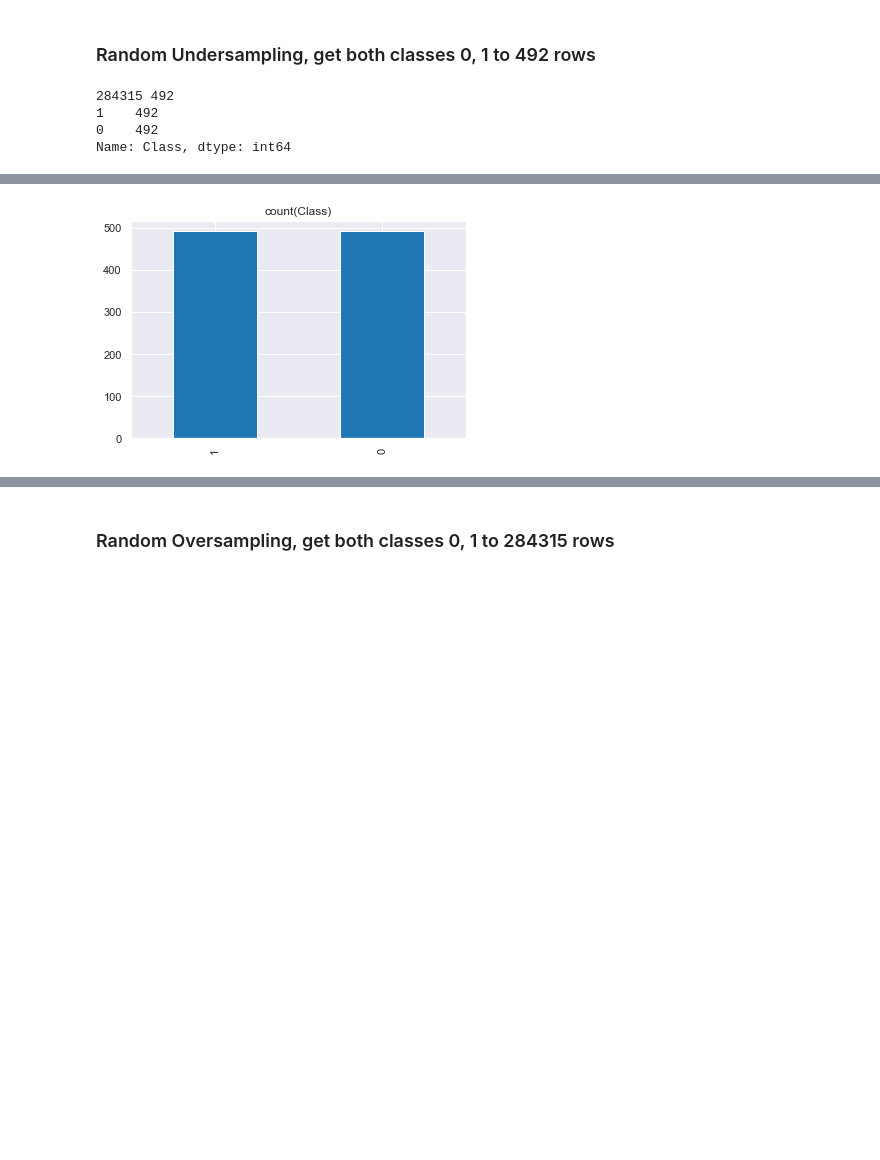
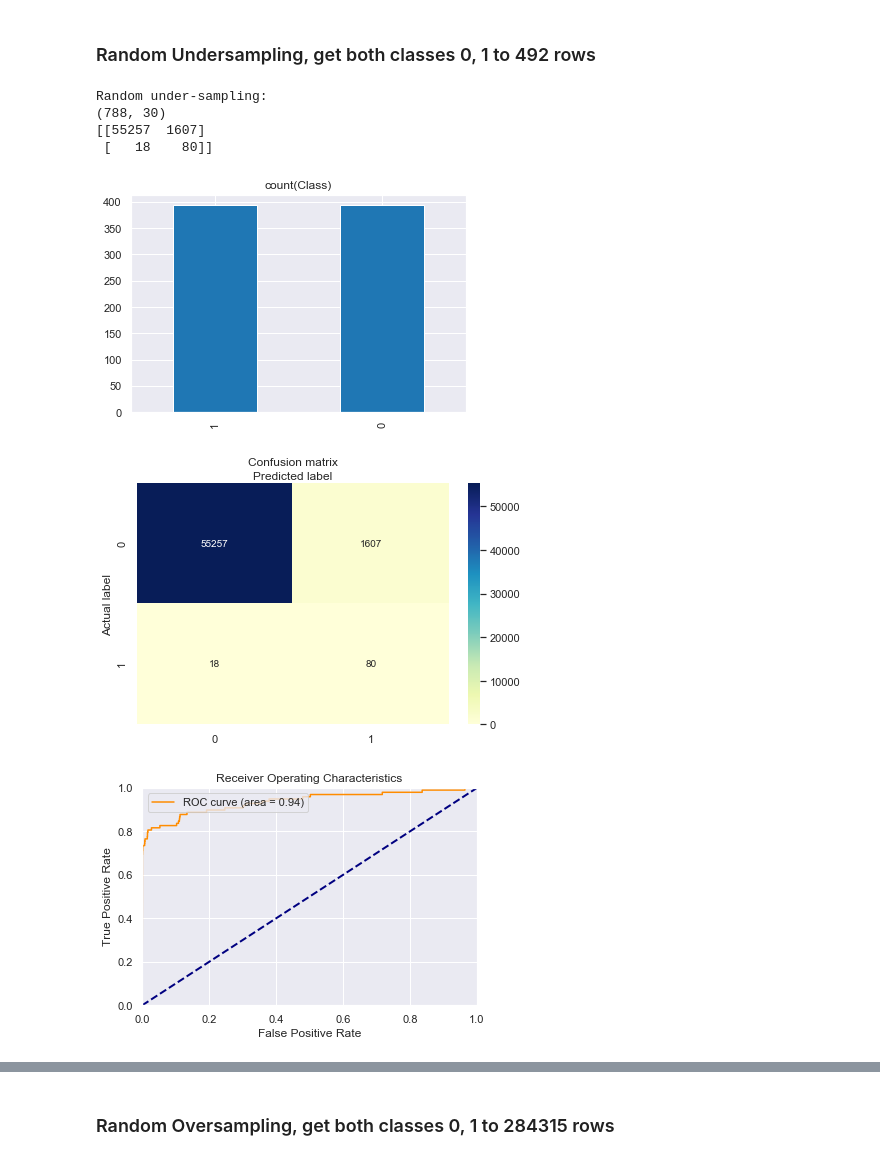
Before and after one commit to harineem1/Springboard01, a Jupyter notebook: Capstone/Capstone 1/Code/CP1 Using Logistic RegressionHMfinal.ipynb, the cells around one changed output, grey strips where cells are left out. Cells and saved outputs as stored; diff of their text form; code cells hidden in the pictures; blank space fills up the shorter version.

```diff
--- a/Capstone/Capstone 1/Code/CP1 Using Logistic RegressionV2.ipynb
+++ b/Capstone/Capstone 1/Code/CP1 Using Logistic RegressionHMfinal.ipynb
@@ -113,22 +114,20 @@ def plot_2d_space(X, y, label='Classes'):
     plt.show()
 
 def printClassificationReport(model, X_train, X_test, y_train, y_test):
-    y_predict_test = model.predict(X_test)
-    y_predict_training = model.predict(X_train)
-    print("[Training Classification Report]")
-    print(classification_report(y_train, y_predict_training))
-    print("[Test Classification Report]")
-    print(classification_report(y_test, y_predict_test))
+    return
 
 def runLogisticRegression(X_train, y_train, X_test, y_test, iter=500, c=10):
     model = LogisticRegression(solver='lbfgs', max_iter=iter, C=c).fit(X_train, y_train)
     y_pred = model.predict(X_test)
-    cnf_matrix = confusion_matrix(y_test, y_pred)
-    drawConfusionMatrix(cnf_matrix)
+    drawConfusionMatrix(confusion_matrix(y_test, y_pred))
     y_pred_proba = model.predict_proba(X_test)[:,1]
     get_roc(y_test, y_pred_proba)
-    printClassificationReport(model, X_train, X_test, y_train, y_test)
-    return model
+    print ("Training Classification Report")
+    print (classification_report(y_train, model.predict(X_train)))
+    print ("Test Classification Report")
+    print (classification_report(y_test, model.predict(X_test)))
+    classificationReport = classification_report(y_train, model.predict(X_train), output_dict = True), classification_report(y_test, model.predict(X_test), output_dict = True)
+    return model, classificationReport
 # %% [markdown]
 ### Read the credit card fraud data
 # %%
@@ -185,7 +184,8 @@ did the proportion is reflected in the split of 80 and 20
 #Logistic Regression
 #Use Logistic Regression using the train data, then compute the confusion matrix and the AUC.
 print ("Logistic Regression")
-model = runLogisticRegression(X_train, y_train, X_test, y_test)
+model, classificationReport = runLogisticRegression(X_train, y_train, X_test, y_test)
+classificationReportDict["Initial Run"] = classificationReport
 # %% [output]
 Logistic Regression
 [[56852    12]
@@ -293,7 +293,8 @@ for idx, val in enumerate(X_train.columns):
     print("Dropping ", val)
     X_train_new = X_train.drop(val, axis=1)
     X_test_new = X_test.drop(val, axis=1)
-    model = runLogisticRegression(X_train_new, y_train, X_test_new, y_test)
+    model, classificationReport = runLogisticRegression(X_train_new, y_train, X_test_new, y_test)
+    classificationReportDict["Dropping" + val] = classificationReport
     y_predict_training = model.predict(X_train_new)
     xAx = np.append(xAx, val)
     accAx = np.append(accAx, accuracy_score(y_train, y_predict_training))
@@ -378,20 +378,27 @@ plt.show()
 [figure]
 # %% [markdown]
 ### Random Undersampling, get both classes 0, 1 to 492 rows
+# %%
+count_class_0, count_class_1 = y_train.groupby(y_train==1).count()
+X_train_data = X_train.join(pd.DataFrame(y_train))
+df_class_0 = X_train_data[X_train_data['Class'] == 0]
+df_class_1 = X_train_data[X_train_data['Class'] == 1]
 # %%
-#Random under-sampling:
-count_class_0, count_class_1 = data.Class.value_counts()
-print(count_class_0, count_class_1 )
-
-df_class_0 = data[data['Class'] == 0]
-df_class_1 = data[data['Class'] == 1]
+print('Random under-sampling:')
 df_class_0_under = df_class_0.sample(count_class_1)
 df_data_under = pd.concat([df_class_0_under, df_class_1], axis=0)
-#df_data_under has equan number of 0 anf 1 - 492 each
-print(df_data_under.Class.value_counts())
+#Verify df_data_under has equal number of 0 and 1
 df_data_under.Class.value_counts().plot(kind='bar',title = 'count(Class)')
+X_train_under = df_data_under.drop('Class', axis=1)
+y_train_under = df_data_under['Class']
+print (X_train_under.shape)
+model,classificationReport = runLogisticRegression(X_train_under, y_train_under, X_test, y_test)
+classificationReportDict["Random Undersampling"] = classificationReport
 # %% [output]
-284315 492
-1    492
-0    492
-Name: Class, dtype: int64
+Random under-sampling:
+(788, 30)
+[[55257  1607]
+ [   18    80]]
+[figure, new version]
+[figure, added]
+[figure, added]
@@ -399 +423,0 @@ Name: Class, dtype: int64
-[figure, old version]
```
Also changed, not shown: parts of 15 cells of this notebook, 1 other file.
